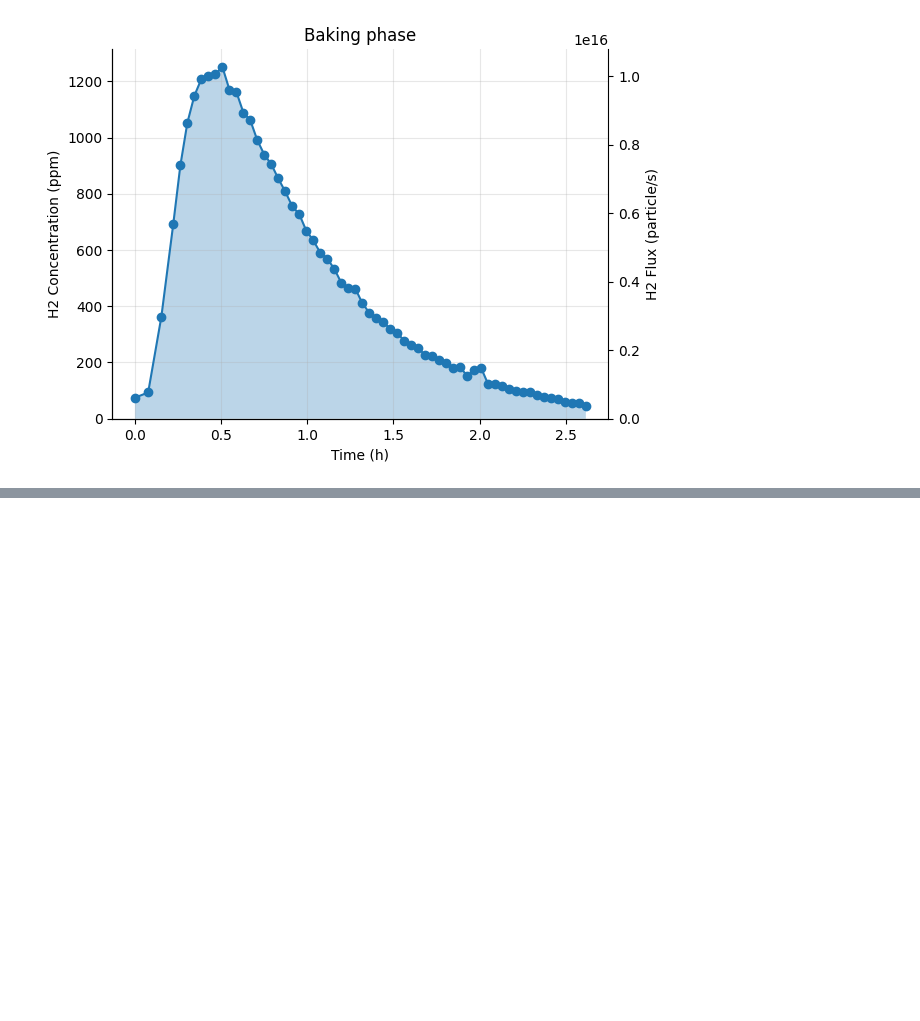
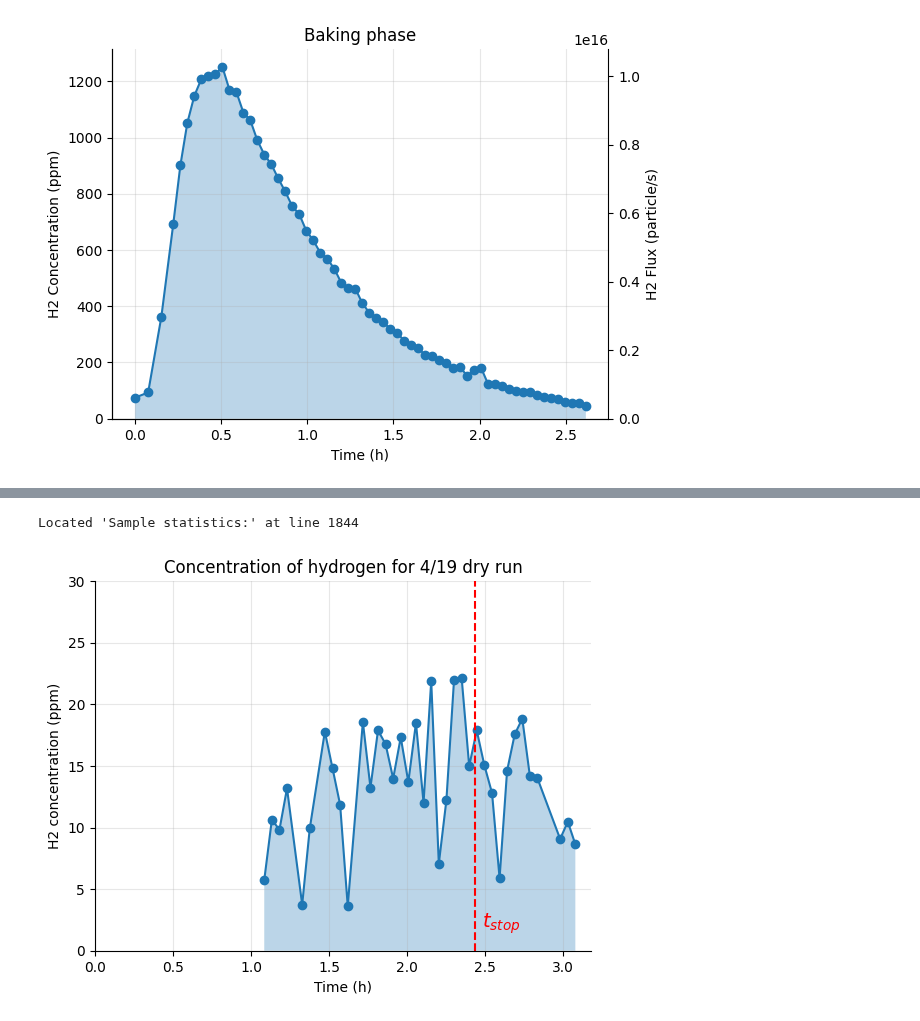
Before and after one commit to RemDelaporteMathurin/hyperion, a Jupyter notebook: first_run.ipynb, the cells around one changed output, grey strips where cells are left out. Saved outputs shown, nothing was run; the diff lists cells and outputs as text; code cells hidden in the pictures; blank space fills up the shorter version.

```diff
--- a/first_run.ipynb
+++ b/first_run.ipynb
@@ -267,3 +383,55 @@ Located 'Sample statistics:' at line 1216
+# %%
+from read_data_from_gc import *
+
+filename = "dry_run_04_19.csv"
+
+
+data = read_data(filename)
+dates = [parse(date) for date in np.delete(data["Injection_Acquired_Date"],0)]
+
+# have to delete the first data point for this data set
+concentrations = np.delete(data["Amount_ppm"].tolist(),0)
+concentrations *= htm.ureg.ppm
+
+# Converting list of datetime.datetime objects to list of times in seconds since time_start
+time_start = parse("2024-04-19 12:22:00-04:00")
+times_in_seconds = np.array(convert_dates_to_time(dates, time_start))
+times_in_hours = times_in_seconds / 3600
+plt.plot(times_in_hours, concentrations, marker="o")
+plt.fill_between(times_in_hours, concentrations, alpha=0.3)
+plt.ylabel(f"H2 concentration ({concentrations.units: ~P})")
+plt.ylim(bottom=0)
+plt.xlabel("Time (h)")
+plt.grid(alpha=0.3)
+plt.xlim(left=0)
+
+t_stop = parse("2024-04-19 14:48:00-04:00")
+plt.axvline((t_stop - time_start).total_seconds() / 3600, color="red", linestyle="--")
+plt.annotate(r"$t_{stop}$", ((t_stop - time_start).total_seconds() / 3600 * 1.02, 1.85), color="red", fontsize=14)
+
+# add a twin y axis to show the equivalent flux
+# ax1 = plt.gca()
+# ax2 = ax1.twinx()
+plt.ylim(top = 30)
+
+# ylim_flux = gas_concentration_to_flux(
+#     ppm_to_concentration(
+#         ax1.get_ylim() * concentrations.units, MOLAR_MASS_H2, MOLAR_VOL_RT
+#     ),
+#     flow_rate,
+# ).to(htm.ureg.particle / htm.ureg.s)
+# ax2.set_ylim(ylim_flux)
+# ax2.yaxis.set_units(ylim_flux.units)
+# # set right axis visible
+# ax2.spines["right"].set_visible(True)
+# ax2.set_ylabel(f"H2 Flux ({ylim_flux.units: ~P})")
+#plt.savefig("dry_run.svg")
+plt.title("Concentration of hydrogen for 4/19 dry run")
+plt.savefig('/Users/jaron/Downloads/dry_run_4-19_ylim', dpi=300)
+plt.show()
+# %% [output]
+Located 'Sample statistics:' at line 1844
+[figure, added]
 # %%
 from read_data_from_gc import *
 
```
Also changed, not shown: parts of 4 cells of this notebook, 6 other files.
